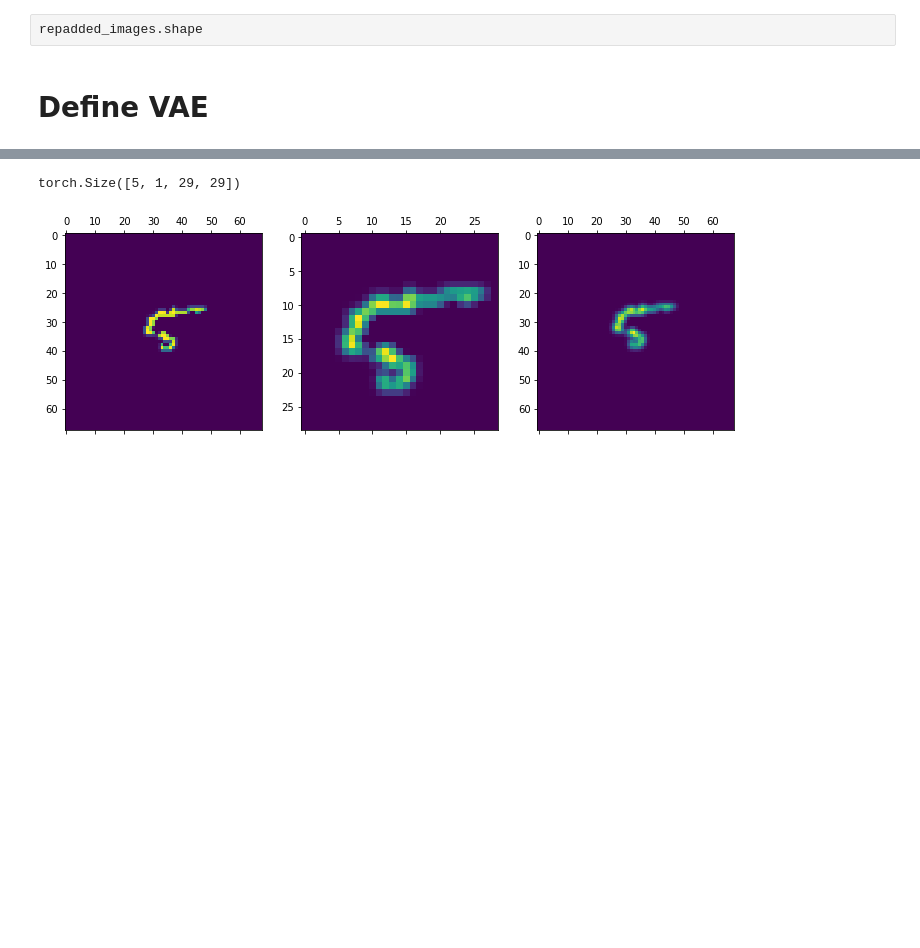
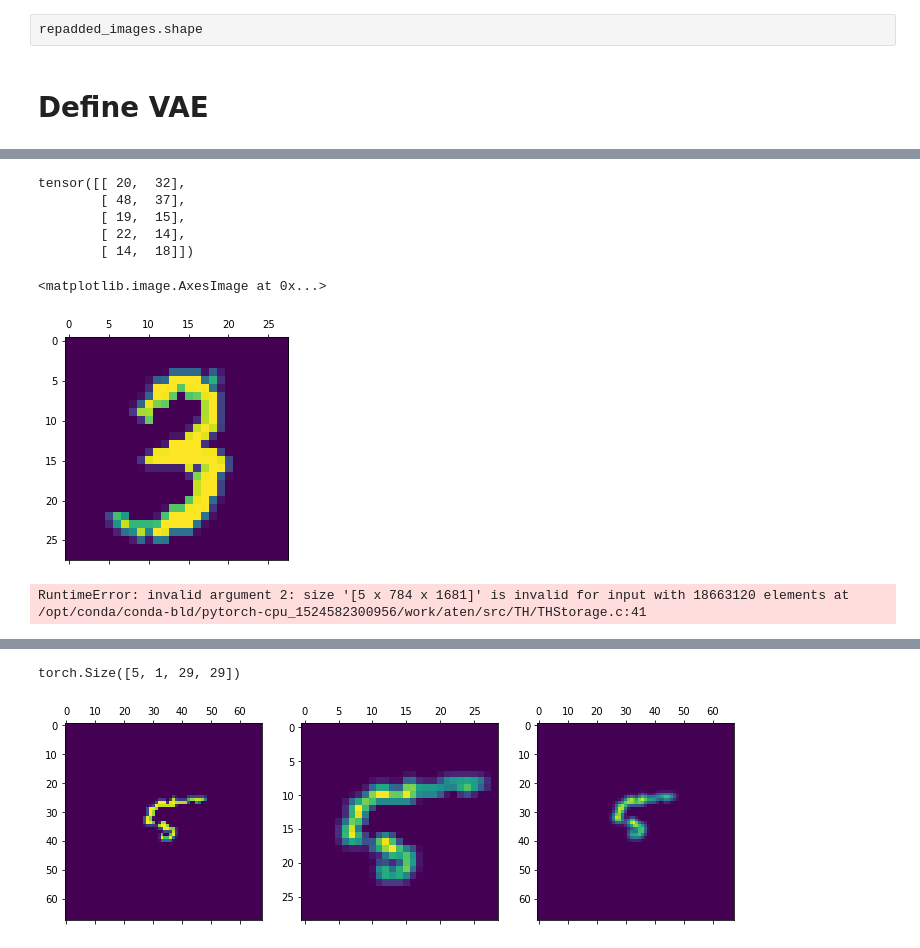
Before and after one commit to Runjing-Liu120/RaoBlackwellizedSGD, a Jupyter notebook: experiments/moving_mnist/MovingMnist_sandbox.ipynb, the cells around one changed output, grey strips where cells are left out. Cells and saved outputs as stored; diff of their text form; code cells hidden in the pictures; blank space fills up the shorter version.

```diff
--- a/experiments/moving_mnist/MovingMnist_sandbox.ipynb
+++ b/experiments/moving_mnist/MovingMnist_sandbox.ipynb
@@ -101,0 +112,7 @@ moving_mnist_vae = mnist_vae_lib.MovingHandwritingVAE()
+# %%
+weight = torch.zeros(kernel_size**2, 1, kernel_size, kernel_size)
+k = 0
+for i in range(kernel_size):
+    for j in range(kernel_size):
+        weight[k, :, i, j] = 1
+        k = k + 1
@@ -101,0 +137,13 @@ moving_mnist_vae = mnist_vae_lib.MovingHandwritingVAE()
+# %%
+pixel_2d
+# %% [output]
+tensor([[ 20,  32],
+        [ 48,  37],
+        [ 19,  15],
+        [ 22,  14],
+        [ 14,  18]])
+# %%
+plt.matshow(out[0, :, 32 * 68 + 20].view(kernel_size, kernel_size))
+# %% [output]
+<matplotlib.image.AxesImage at 0x...>
+[figure, added]
@@ -101,0 +159,9 @@ moving_mnist_vae = mnist_vae_lib.MovingHandwritingVAE()
+# %%
+for i in range(5):
+    one_hot_pixel = torch.zeros((5, 41**2))
+    one_hot_pixel[:, i] = 1
+    out = moving_mnist_vae.crop_image(image, one_hot_pixel)
+
+    plt.matshow(out[0, :].view(28, 28))
+# %% [output]
+RuntimeError: invalid argument 2: size '[5 x 784 x 1681]' is invalid for input with 18663120 elements at /opt/conda/conda-bld/pytorch-cpu_1524582300956/work/aten/src/TH/THStorage.c:41
```
Also changed, not shown: parts of 21 cells of this notebook, 2 other files.
